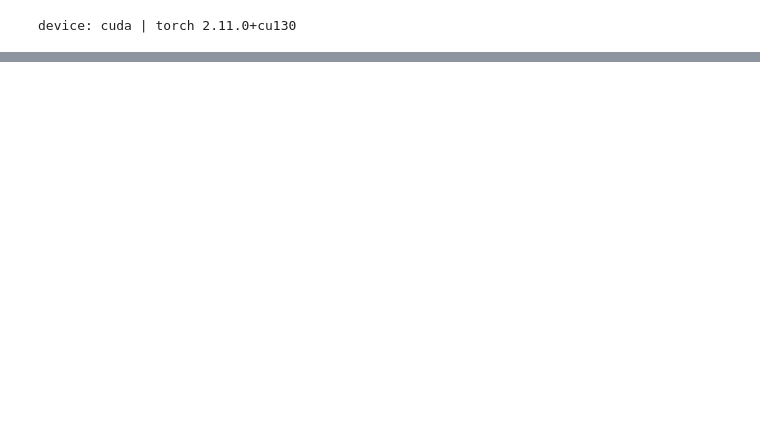
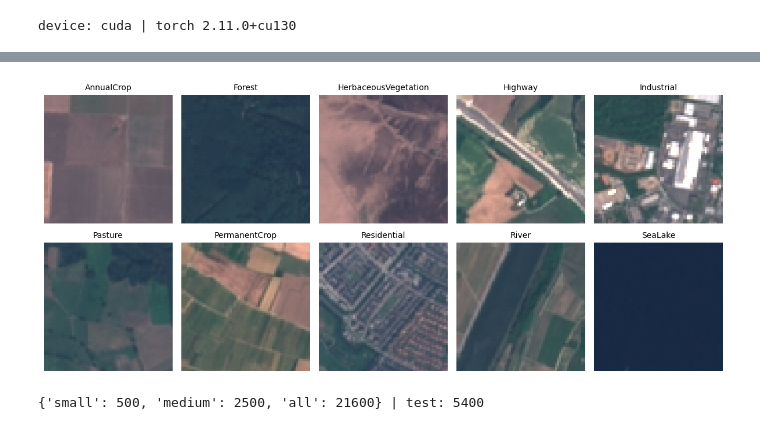
Before and after one commit to Jionary/Repository-IA, a Jupyter notebook: Notebook7_2parcial.ipynb, the cells around one changed output, grey strips where cells are left out. Saved outputs shown, nothing was run; the diff lists cells and outputs as text; code cells hidden in the pictures; blank space fills up the shorter version.

```diff
--- a/Notebook7_2parcial.ipynb
+++ b/Notebook7_2parcial.ipynb
@@ -37 +37,25 @@ loaded 27,000 images in 7 s; shape (27000, 64, 64, 3)
 [figure]
+# %%
+fig, axs = plt.subplots(2, 5, figsize=(12, 5.4))
+for c, ax in enumerate(axs.ravel()):
+  ax.imshow(X_all[np.flatnonzero(y_all == c)[0]]); ax.set_title(classes[c], fontsize = 10); ax.axis('off')
+plt.tight_layout(); plt.show()
+# %% [output]
+[figure, added]
+# %%
+idx_train, idx_test = train_test_split(np.arange(len(y_all)), test_size=0.2, stratify=y_all, random_state=0)
+
+def subset(n_per_class, seed):
+    # the first n images of each class, in an order shuffled by seed: nested for a fixed seed
+    if n_per_class is None:
+        return np.sort(idx_train)
+    r = np.random.default_rng(seed)
+    return np.sort(np.concatenate([r.permutation(idx_train[y_all[idx_train] == c])[:n_per_class] for c in range(10)]))
+
+train_sets = {(size, seed): subset(n, seed) for size, n in SIZES.items() for seed in SEEDS}
+for seed in SEEDS:
+    assert set(train_sets[('small', seed)]) <= set(train_sets[('medium', seed)]) <= set(train_sets[('all', seed)])
+assert not set(idx_train) & set(idx_test)                                   # no overlap with test
+print({size: len(train_sets[(size, SEEDS[0])]) for size in SIZES}, '| test:', len(idx_test))
+# %% [output]
+{'small': 500, 'medium': 2500, 'all': 21600} | test: 5400
```
Also changed, not shown: parts of 5 cells of this notebook.
